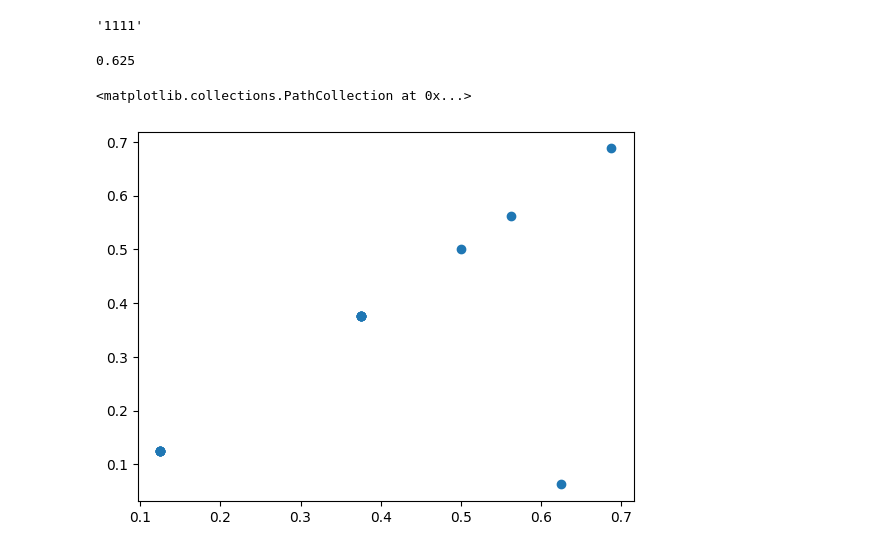
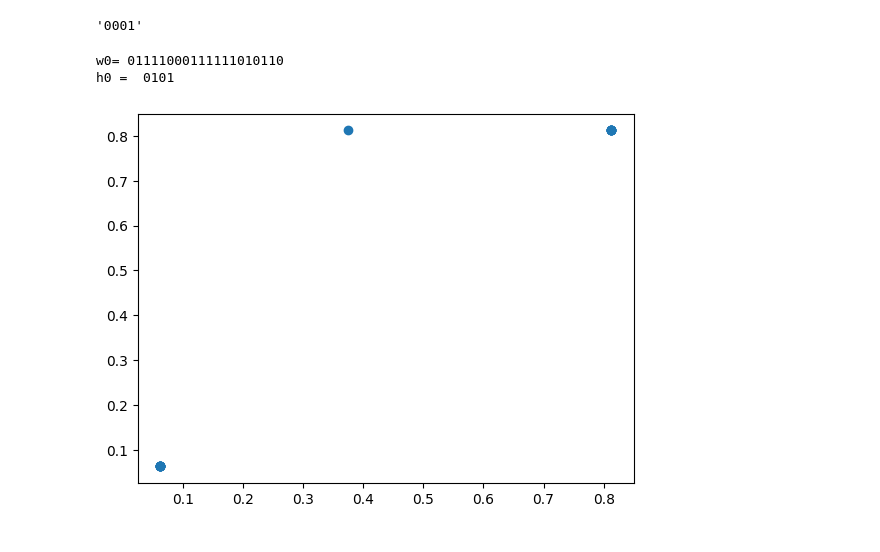
Before and after one commit to KozynchenkoVS/PythonMaths, a Jupyter notebook: Задание 8.ipynb, the cells around one changed output. Drawn from its saved outputs; the diff is of its cells as text; code cells hidden in the pictures.

Commit message:
upd hash func

```diff
--- a/Задание 8.ipynb
+++ b/Задание 8.ipynb
@@ -1,9 +1,12 @@
 # %%
 import random
 import matplotlib.pyplot as plt
+# массив данных для случайного числа
 pool = ['0','1']
+# начало бинарной строки
 start_of_binary_string = '0b'
-func = lambda x,y: int(((x & y) + y)/(x | y + 3)) ^ (x * y) * 3
+# автоматная функция
+func = lambda x,y: ((x * 3) ** 2) |  5 ^ ((y * x + y ** 3) % 10 ^ (5 * x) + 15 * y **3)
 # %%
 def f(a, b):
     return func(eval(start_of_binary_string + a),eval(start_of_binary_string + b))
@@ -51,16 +70,17 @@ def automata_projection(h0, m):
     return plt.scatter(x, y)
 # %%
-
 len_w = 19
 w = '1011111101111011101'
 m = 4
 h0 = '0101'
 hash(h0, w, 4)
 # %% [output]
-'1111'
+'0001'
-# %%
-automata_projection('1001', 4)
-# %% [output]
-0.625
-<matplotlib.collections.PathCollection at 0x...>
-[figure, removed]
+# %%
+random_h0 = random_binary_string(4)
+automata_projection(random_h0, 4)
+print("h0 = ",random_h0)
+# %% [output]
+w0= 01111000111111010110
+h0 =  0101
+[figure, added]
```
Also changed, not shown: parts of 8 cells of this notebook.
